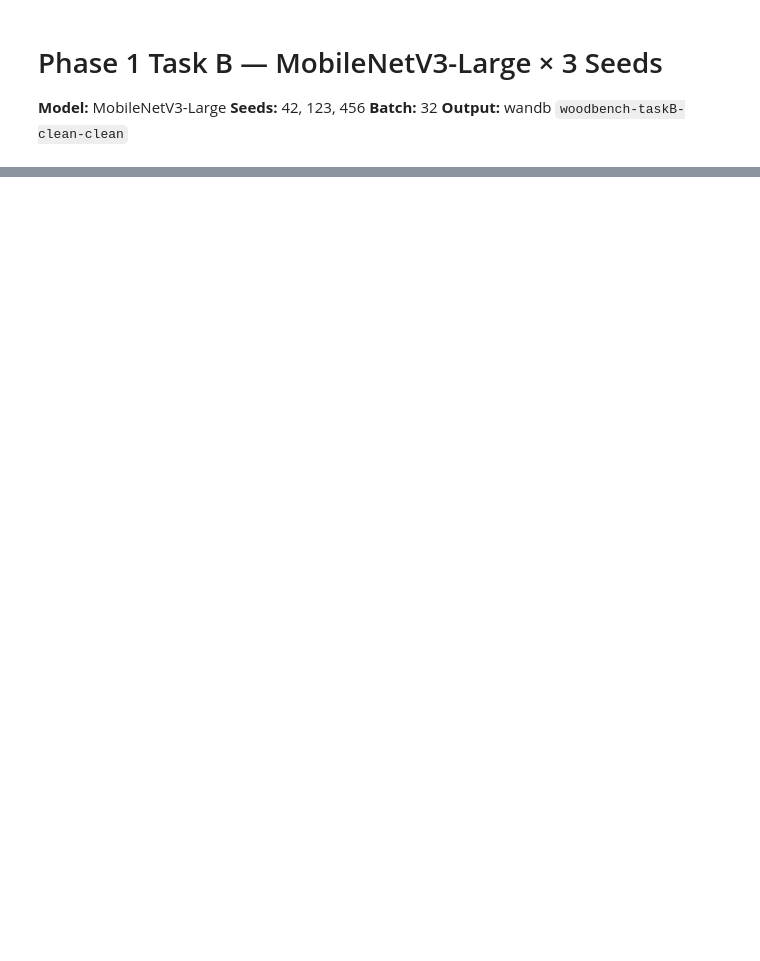
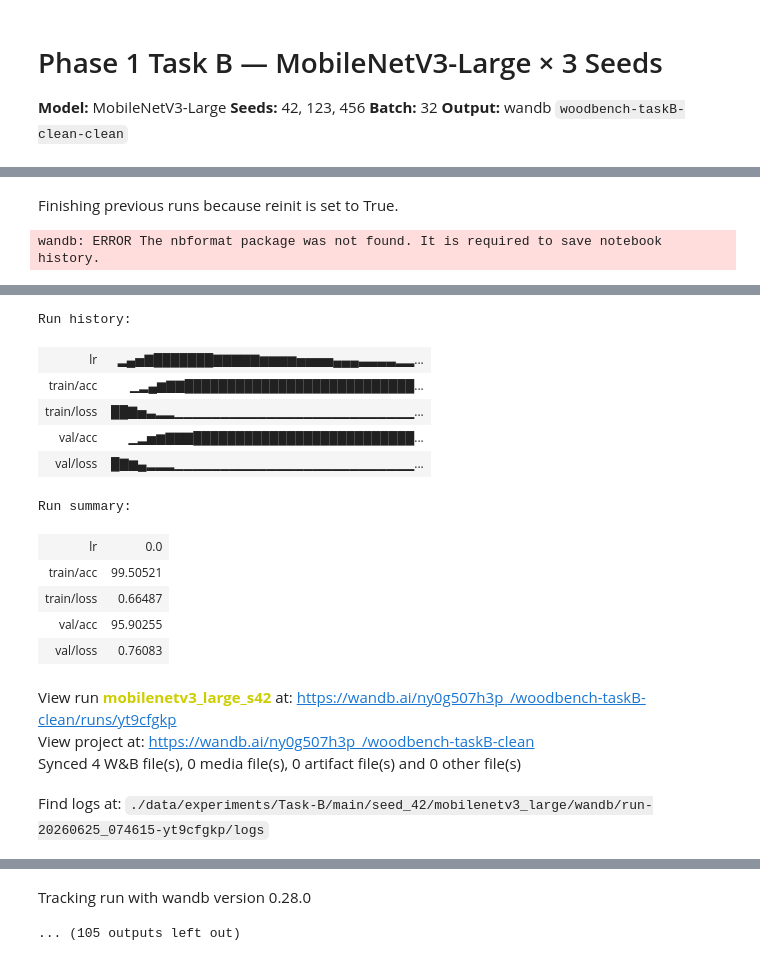
Before and after one commit to ManifoldsTeam/woodbench, a Jupyter notebook: notebooks/phase 1/task-B/M1_main/TaskB_mobilenetv3_large.ipynb, the cells around one changed output, grey strips where cells are left out. Saved outputs shown, nothing was run; the diff lists cells and outputs as text; code cells hidden in the pictures; blank space fills up the shorter version.

```diff
--- a/notebooks/phase 1/task-B/M1_main/TaskB_mobilenetv3_large.ipynb
+++ b/notebooks/phase 1/task-B/M1_main/TaskB_mobilenetv3_large.ipynb
@@ -186,19 +346,43 @@ def train_one(backbone, seed, data_root, batch_size=64, epochs=50):
 # %%
-# ── Cell 7: Training Loop (3 seeds) ──────────────────────────────────────────
+# Cell 7: Training Loop (3 independent seeds)
+BACKBONE = "mobilenetv3_large"
+DISPLAY_NAME = "MobileNetV3-Large"
+BATCH_SIZE = 64
+EPOCHS = 50
 SEEDS = [42, 123, 456]
 results = {}
+failed = {}
 
-for seed in SEEDS:
-    print(f"\n{'='*60}")
-    print(f"MobileNetV3-Large | seed={seed} ({SEEDS.index(seed)+1}/{len(SEEDS)})")
+for idx, seed in enumerate(SEEDS, start=1):
+    print()
     print(f"{'='*60}")
-    results[seed] = train_one("mobilenetv3_large", seed, str(DATA_ROOT), batch_size=64, epochs=50)
+    print(f"{DISPLAY_NAME} | seed={seed} ({idx}/{len(SEEDS)})")
+    print(f"{'='*60}")
+    try:
+        results[seed] = train_one(BACKBONE, seed, str(DATA_ROOT), batch_size=BATCH_SIZE, epochs=EPOCHS)
+    except Exception as exc:
+        failed[seed] = repr(exc)
+        try:
+            wandb.finish()
+        except Exception:
+            pass
+        _cleanup_cuda()
+        print(f"[ERROR] {DISPLAY_NAME} seed={seed} failed: {exc!r}")
+        continue
 
-print("\n" + "="*60)
-print("MobileNetV3-Large — Summary")
+if not results:
+    raise RuntimeError(f"{DISPLAY_NAME} failed for all seeds: {failed}")
+
+print()
+print("="*60)
+print(f"{DISPLAY_NAME} - Summary")
 print(f"{'seed':>6}  {'val_acc':>8}  {'test_acc':>9}  {'test_f1':>8}  {'prec':>7}  {'rec':>7}")
 print("-"*60)
-for seed, res in results.items():
+for seed in SEEDS:
+    if seed not in results:
+        print(f"{seed:>6}  FAILED   {failed[seed]}")
+        continue
+    res = results[seed]
     tm = res["test_metrics"]
     print(
         f"{seed:>6}  "
@@ -208,9 +392,14 @@ for seed, res in results.items():
         f"{tm['test_precision_macro']*100:>6.2f}%  "
         f"{tm['test_recall_macro']*100:>6.2f}%"
     )
-val_accs  = [r['best_val_acc'] for r in results.values()]
-test_accs = [r['test_metrics']['test_accuracy']*100 for r in results.values()]
-test_f1s  = [r['test_metrics']['test_f1_macro']*100 for r in results.values()]
+
+val_accs  = [r["best_val_acc"] for r in results.values()]
+test_accs = [r["test_metrics"]["test_accuracy"]*100 for r in results.values()]
+test_f1s  = [r["test_metrics"]["test_f1_macro"]*100 for r in results.values()]
 print("-"*60)
-print(f"{'mean':>6}  {np.mean(val_accs):>7.2f}%  {np.mean(test_accs):>8.2f}%  {np.mean(test_f1s):>7.2f}%")
-print(f"{'std':>6}  {np.std(val_accs):>7.2f}%  {np.std(test_accs):>8.2f}%  {np.std(test_f1s):>7.2f}%")
+print(f"{'mean':>6}  {np.nanmean(val_accs):>7.2f}%  {np.nanmean(test_accs):>8.2f}%  {np.nanmean(test_f1s):>7.2f}%")
+print(f"{'std':>6}  {np.nanstd(val_accs):>7.2f}%  {np.nanstd(test_accs):>8.2f}%  {np.nanstd(test_f1s):>7.2f}%")
+
+if failed:
+    raise RuntimeError(f"{DISPLAY_NAME} failed seeds: {failed}")
+# %% [output]
@@ -216,0 +416,2 @@ print(f"{'std':>6}  {np.std(val_accs):>7.2f}%  {np.std(test_accs):>8.2f}%  {np.s
+Finishing previous runs because reinit is set to True.
+wandb: ERROR The nbformat package was not found. It is required to save notebook history.
@@ -216,0 +419,16 @@ print(f"{'std':>6}  {np.std(val_accs):>7.2f}%  {np.std(test_accs):>8.2f}%  {np.s
+Run history:
+| lr | ▂▄▅▇███████▇▇▇▇▇▆▆▆▆▅▅▅▅▄▄▄▃▃▃▃▂▂... |
+| train/acc | ▁▂▄▆▇▇███████████████████████████... |
+| train/loss | ██▇▅▃▂▂▁▁▁▁▁▁▁▁▁▁▁▁▁▁▁▁▁▁▁▁▁▁▁▁▁▁... |
+| val/acc | ▁▂▅▆▇▇▇██████████████████████████... |
+| val/loss | █▇▆▄▂▂▂▁▁▁▁▁▁▁▁▁▁▁▁▁▁▁▁▁▁▁▁▁▁▁▁▁▁... |
+Run summary:
+| lr | 0.0 |
+| train/acc | 99.50521 |
+| train/loss | 0.66487 |
+| val/acc | 95.90255 |
+| val/loss | 0.76083 |
+View run mobilenetv3_large_s42 at: https://wandb.ai/ny0g507h3p_/woodbench-taskB-clean/runs/yt9cfgkp
+View project at: https://wandb.ai/ny0g507h3p_/woodbench-taskB-clean
+Synced 4 W&B file(s), 0 media file(s), 0 artifact file(s) and 0 other file(s)
+Find logs at: ./data/experiments/Task-B/main/seed_42/mobilenetv3_large/wandb/run-20260625_074615-yt9cfgkp/logs
@@ -217,3 +436,5 @@ print(f"{'std':>6}  {np.std(val_accs):>7.2f}%  {np.std(test_accs):>8.2f}%  {np.s
+Tracking run with wandb version 0.28.0
+... (105 outputs left out)
 # %%
 # ── Cell 8: Confusion Matrix + Test Metrics (all seeds) ──────────────────────
 import torch, numpy as np, matplotlib.pyplot as plt, wandb
```
Also changed, not shown: parts of 8 cells of this notebook, 5 other files.
